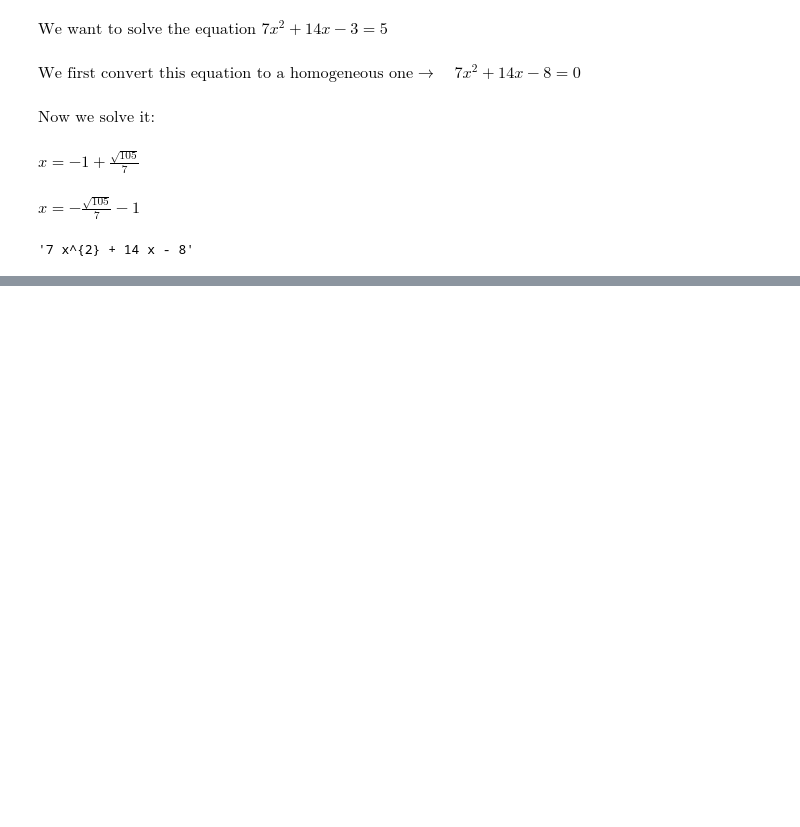
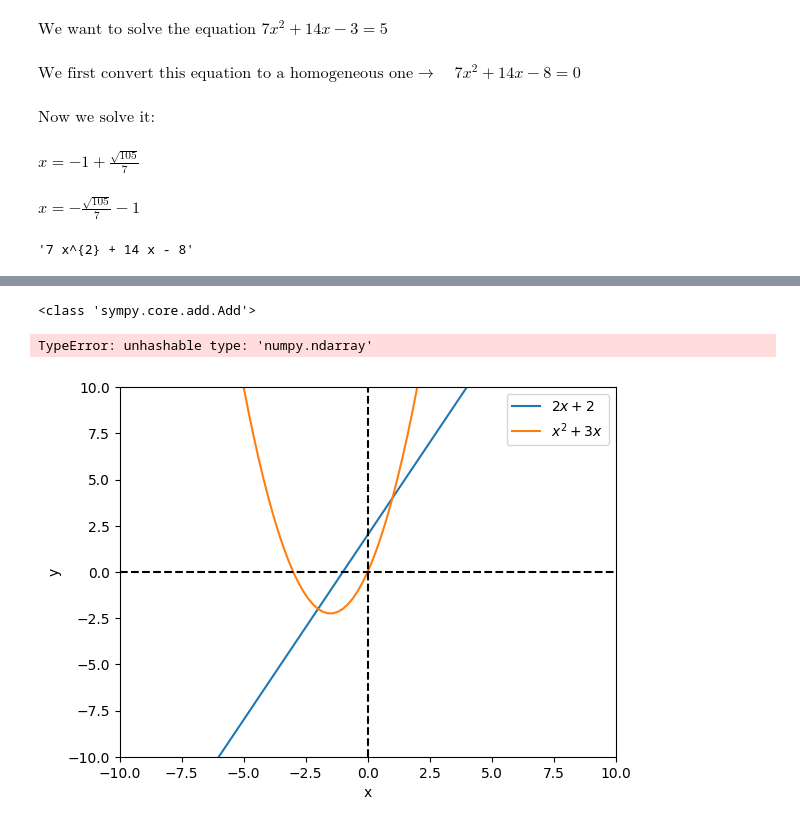
Before and after one commit to Alexderoode011202/MasterMathByCodingInPython, a Jupyter notebook: own_folder/testing_with_algebra.ipynb, the cells around one changed output, grey strips where cells are left out. Drawn from its saved outputs; the diff is of its cells as text; code cells hidden in the pictures; blank space fills up the shorter version.

```diff
--- a/own_folder/testing_with_algebra.ipynb
+++ b/own_folder/testing_with_algebra.ipynb
@@ -30,0 +94,73 @@ sym.latex(eq2)
+# %%
+from typing import Tuple
+
+print(type(func1))
+
+def plot_function(func_list: list, xlim: Tuple[int, int], ylim = Tuple[int, int]) -> None:
+    """Only plots a function in a basic way"""
+    x = np.linspace(xlim[0], xlim[1], 101)
+    func_dict = {}
+    for func in func_list:
+        y = []
+        for num in x:
+            y.append(sym.solve(func.subs({x:num})))
+            y = np.array(y)
+        func_dict[sym.latex(func): y]
+
+    for func in func_dict:
+        plt.plot(x, func_dict[func], label="$%s$"%(func))
+
+    plt.plot((0,0), (xlim[0], xlim[1]), color="black", linestyle="--")
+    plt.plot((0,0), (ylim[0], ylim[1]), color="black", linestyle="--")
+
+    plt.xlim(xlim)
+    plt.ylim(ylim)
+    plt.xlabel("x")
+    plt.ylabel("y")
+
+    plt.show()
+
+
+
+plot_function([func1], (-10,10), (-10,10))
+# %% [output]
+<class 'sympy.core.add.Add'>
+TypeError: unhashable type: 'numpy.ndarray'
+# %%
+import numpy as np
+import matplotlib.pyplot as plt
+import sympy as sym
+from typing import Tuple
+
+# Define your function
+x = sym.symbols('x')
+func1 = 2*x + 2
+
+def plot_function(func_list: list, xlim: Tuple[int, int], ylim: Tuple[int, int]) -> None:
+    """Only plots a function in a basic way"""
+    x_vals = np.linspace(xlim[0], xlim[1], 101)
+    func_dict = {}
+    for func in func_list:
+        y_vals = []
+        for num in x_vals:
+            y_vals.append(func.subs({x:num}))
+        y_vals = np.array(y_vals)
+        func_dict[sym.latex(func)] = y_vals
+
+    for func in func_dict:
+        plt.plot(x_vals, func_dict[func], label="$%s$"%(func))
+
+    plt.plot((xlim[0], xlim[1]), (0, 0), color="black", linestyle="--")
+    plt.plot((0, 0), (ylim[0], ylim[1]), color="black", linestyle="--")
+
+    plt.xlim(xlim)
+    plt.ylim(ylim)
+    plt.xlabel("x")
+    plt.ylabel("y")
+    plt.legend()
+
+    plt.show()
+
+plot_function([func1, func2], (-10,10), (-10,10))
+# %% [output]
+[figure, added]
```
Also changed, not shown: parts of 4 cells of this notebook, 5 other files.
